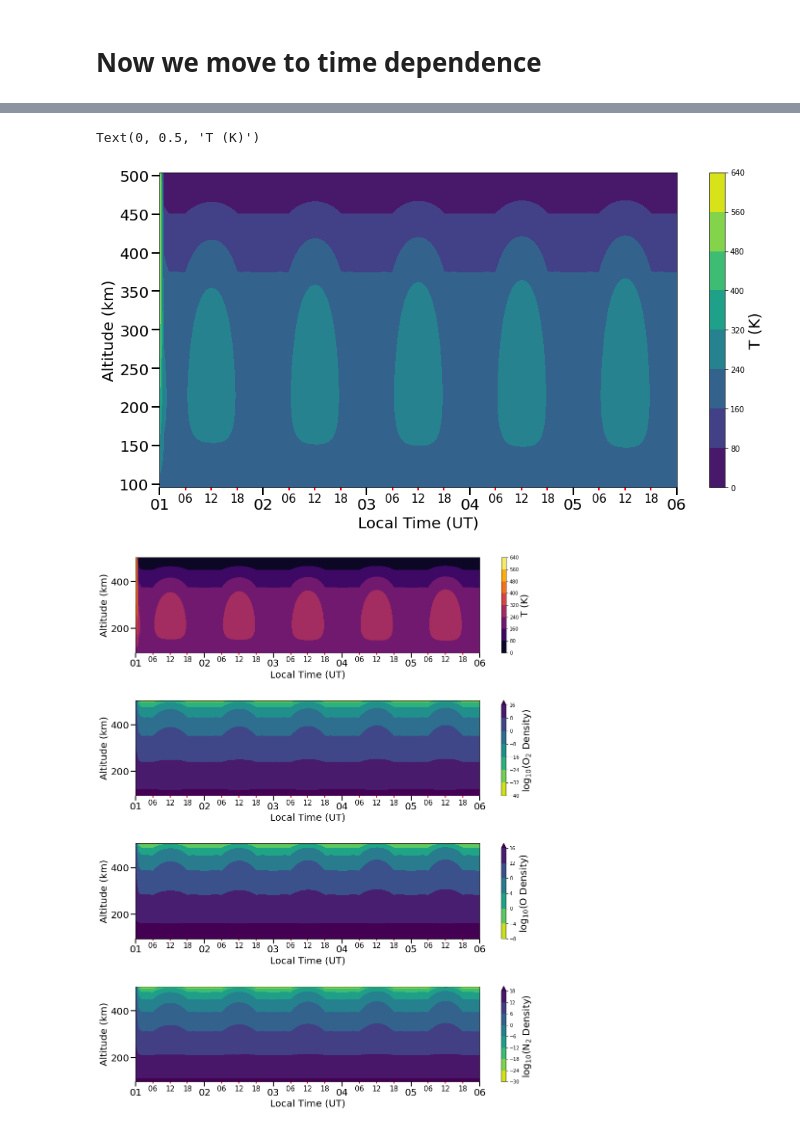
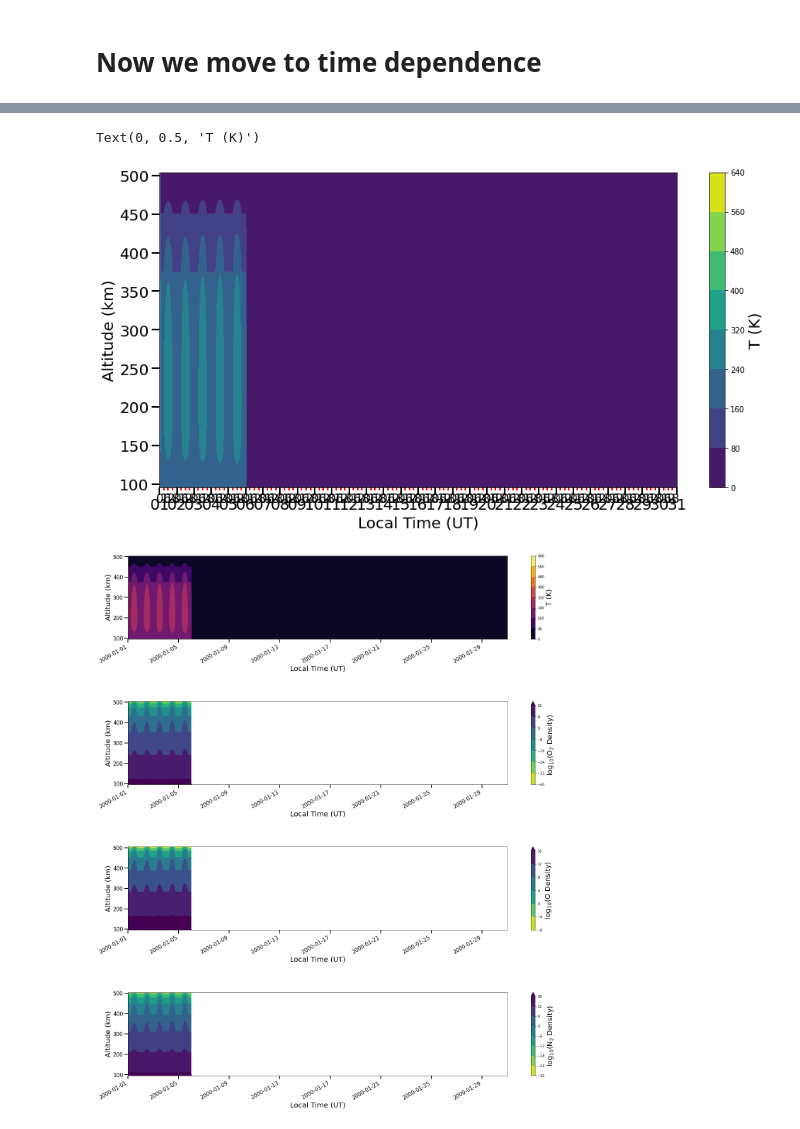
Before and after one commit to NiemelaAntonio/swsss2023, a Jupyter notebook: Day8_SWSS.ipynb, the cells around one changed output, grey strips where cells are left out. Cells and saved outputs as stored; diff of their text form; code cells hidden in the pictures.

```diff
--- a/Day8_SWSS.ipynb
+++ b/Day8_SWSS.ipynb
@@ -885,7 +885,7 @@ def Density(T,Gravity,Altitude,m,n_0):
 # %%
 Earth_r  = 6370
 Gravity  = gravity(x)
-
+Altitude = x
 #Temp     = Lin_temperature(Altitude)
 O2       = 32
 O        = 16
@@ -961,7 +965,7 @@ Delta_t = 3600
 K  = (Delta_t * Lambda)/Delta_z2
 
 
-Local_time = np.linspace(0,24*5,(24*5)+1)  # for 3 days
+Local_time = np.linspace(0,(24*30),(24*30)+1)  # for 3 days
 for index in range(len(Local_time)):
     Local_time_datetime.append(datetime.datetime(year = 2000, month = 1, day = 1) +
                                datetime.timedelta(hours = int(Local_time[index])))
@@ -987,7 +991,7 @@ D   = Q_tot * (Delta_z2/Lambda)
 # set x with 1 ghost cell on both sides:
 
 
-t_lower = 200 + Amp_Di * np.sin((Local_time/24)*2*np.pi+Phase_Di) + Amp_Sd * np.sin((Local_time/24)*2*2*np.pi+Phase_Sd)
+t_lower = 200 + Amp_Di * np.sin((Local_time/(24*30))*2*np.pi+Phase_Di) + Amp_Sd * np.sin((Local_time/(24*30))*2*2*np.pi+Phase_Sd)
 t_upper = 1000.0
 
 nPts = len(x)
@@ -1015,7 +1019,7 @@ t = solve_tridiagonal(a, b, c, d)
 Temp_memory[i]=t
 
 ##################
-for i in range(1,len(factor)):
+for i in range(1,len(factor)-1):
     if factor[i] < 0:
         factor[i] = 0
     Sun_Heat = F10_7[i]* 0.4/100
@@ -1023,7 +1027,7 @@ for i in range(1,len(factor)):
     Q_tot = Q + Q_euv * factor[i]
     D   = Temp_memory[i-1] + Q_tot * Delta_t
 
-    t_lower = 200 + Amp_Di * np.sin((Local_time/24)*2*np.pi+Phase_Di) + Amp_Sd * np.sin((Local_time/24)*2*2*np.pi+Phase_Sd)
+    t_lower = 200 + Amp_Di * np.sin((Local_time/(30*24))*2*np.pi+Phase_Di) + Amp_Sd * np.sin((Local_time/(30*24))*2*2*np.pi+Phase_Sd)
     t_upper = 1000.0
 
     nPts = len(x)
@@ -1100,7 +1096,7 @@ cbar = fig.colorbar(CS)
 cbar.ax.set_ylabel('T (K)',fontsize = 20)
 # %% [output]
 Text(0, 0.5, 'T (K)')
-[figure, old version]
+[figure, new version]
 # %%
 Earth_r  = 6370
 Gravity  = gravity(x)
@@ -1123,50 +1119,50 @@ for i in range(len(Local_time)):
     O_Density[i,:]  = Density(Temp_memory[i],Gravity,Altitude,AMU[1],n_0[1])[0]
     N2_Density[i,:] = Density(Temp_memory[i],Gravity,Altitude,AMU[2],n_0[2])[0]
 # %%
-fig, (ax0,ax1,ax2,ax3) = plt.subplots(4,1,figsize=(16, 20),facecolor = 'white')
+fig, (ax0,ax1,ax2,ax3) = plt.subplots(4,1,figsize=(24, 30),facecolor = 'white')
 
 
 #CS2 = ax2.contour(CS, levels=CS.levels[::2], colors='r', origin=origin)
 
 CS = ax0.contourf(Local_time_datetime,x,Temp_memory.T,cmap = 'inferno')
 
 
 cbar = fig.colorbar(CS)
 cbar.ax.set_ylabel('T (K)',fontsize = 20)
 
 CS_1 = ax1.contourf(Local_time_datetime,x,np.log10(O2_Density.T),cmap = 'viridis_r', extend = 'max')
 cbar = fig.colorbar(CS_1)
 cbar.ax.set_ylabel(r'log$_{10}$(O$_{2}$ Density)',fontsize = 20)
 #cbar.ax.set_yticklabels(np.arange(1,20,5))
 
 CS_2 = ax2.contourf(Local_time_datetime,x,np.log10(O_Density.T),cmap = 'viridis_r',extend = 'max')
 cbar = fig.colorbar(CS_2)
 cbar.ax.set_ylabel(r'log$_{10}$(O Density)',fontsize = 20)
 
 CS_3 = ax3.contourf(Local_time_datetime,x,np.log10(N2_Density.T),cmap = 'viridis_r',extend = 'max')
 cbar = fig.colorbar(CS_3)
 cbar.ax.set_ylabel(r'log$_{10}$(N$_{2}$ Density)',fontsize = 20)
 
 for ax in [ax0,ax1,ax2,ax3]:
     ax.set_ylabel('Altitude (km)',fontsize  = 20)
     ax.set_xlabel('Local Time (UT)',fontsize = 20)
-    xloc=md.HourLocator(interval = 24)
-    ax.xaxis.set_major_locator(xloc)
-    majorFmt = md.DateFormatter('%d')
-    ax.xaxis.set_major_formatter(majorFmt)
+    #xloc=md.HourLocator(interval = 24)
+    #ax.xaxis.set_major_locator(xloc)
+    #majorFmt = md.DateFormatter('%d')
+    #ax.xaxis.set_major_formatter(majorFmt)
 
-    xloc_hour=md.HourLocator(interval = 6)
-    ax.xaxis.set_minor_locator(xloc_hour)
-    minorFmt = md.DateFormatter('%H')
-    ax.xaxis.set_minor_formatter(minorFmt)
+    #xloc_hour=md.HourLocator(interval = 6)
+    #ax.xaxis.set_minor_locator(xloc_hour)
+    #minorFmt = md.DateFormatter('%H')
+    #ax.xaxis.set_minor_formatter(minorFmt)
 
     ax.tick_params(which='both', width=2)
-    ax.tick_params(which='major', length=10,labelsize = 20)
+    ax.tick_params(which='major', length=10,labelsize = 15)
     ax.tick_params(which='minor', length=4, color='r',labelsize = 15)
-
-plt.subplots_adjust(hspace=0.5)
+fig.autofmt_xdate()
+plt.subplots_adjust(hspace=0.75)
 # %% [output]
-[figure, old version]
+[figure, new version]
 # %%
 import timeit
 import numpy as np
```
Also changed, not shown: parts of 10 cells of this notebook.
